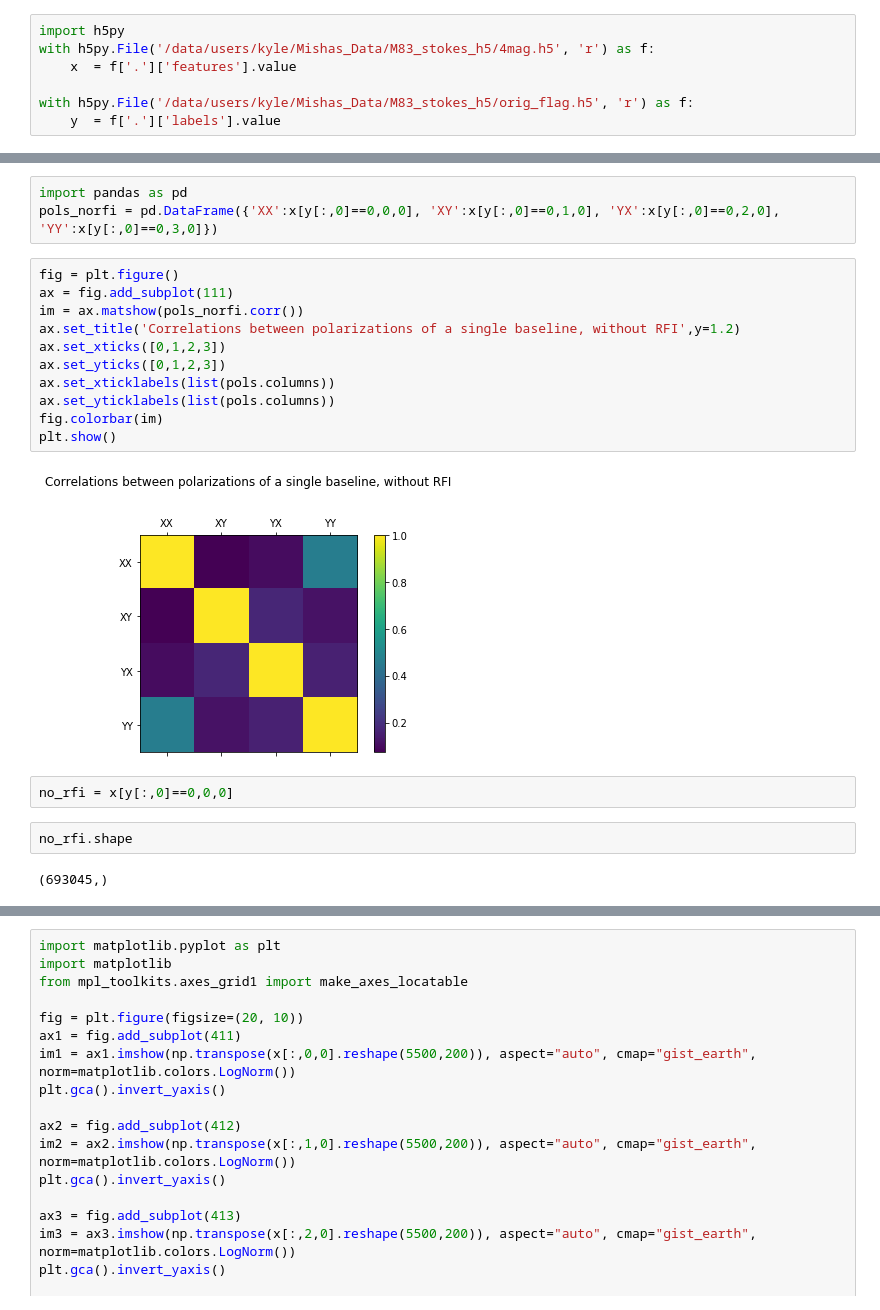
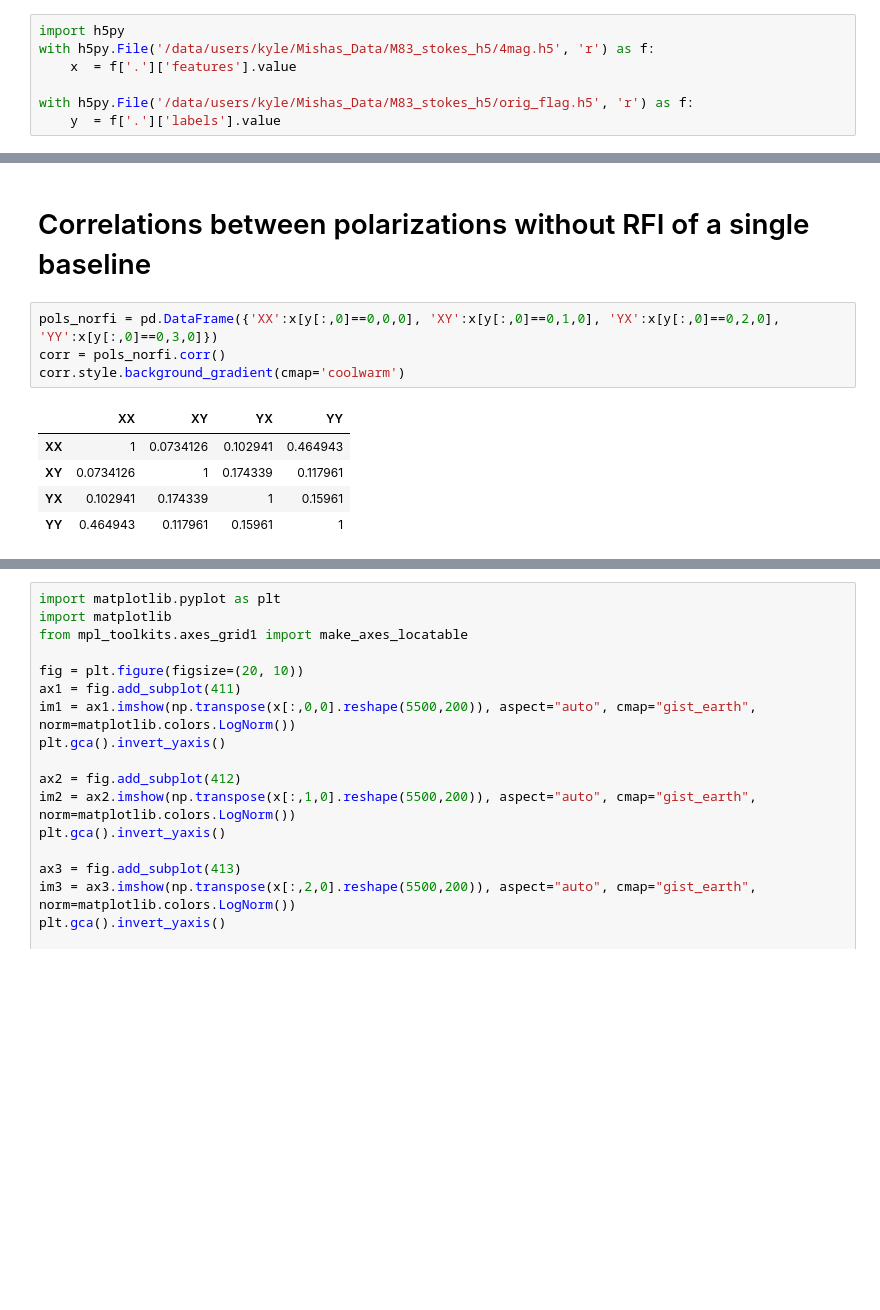
Before and after one commit to KyleHarrison/RFI-Flagging, a Jupyter notebook: Data Exploration/Pol_Correlations.ipynb, the cells around one changed output, grey strips where cells are left out. Drawn from its saved outputs; the diff is of its cells as text; blank space fills up the shorter version.

```diff
--- a/Data Exploration/Pol_Correlations.ipynb
+++ b/Data Exploration/Pol_Correlations.ipynb
@@ -28,22 +25,12 @@ plt.show()
+# %% [markdown]
+# Correlations between polarizations without RFI of a single baseline
 # %%
-import pandas as pd
 pols_norfi = pd.DataFrame({'XX':x[y[:,0]==0,0,0], 'XY':x[y[:,0]==0,1,0], 'YX':x[y[:,0]==0,2,0], 'YY':x[y[:,0]==0,3,0]})
+corr = pols_norfi.corr()
+corr.style.background_gradient(cmap='coolwarm')
+# %% [output]
+|  | XX | XY | YX | YY |
+| XX | 1 | 0.0734126 | 0.102941 | 0.464943 |
+| XY | 0.0734126 | 1 | 0.174339 | 0.117961 |
+| YX | 0.102941 | 0.174339 | 1 | 0.15961 |
+| YY | 0.464943 | 0.117961 | 0.15961 | 1 |
-# %%
-fig = plt.figure()
-ax = fig.add_subplot(111)
-im = ax.matshow(pols_norfi.corr())
-ax.set_title('Correlations between polarizations of a single baseline, without RFI',y=1.2)
-ax.set_xticks([0,1,2,3])
-ax.set_yticks([0,1,2,3])
-ax.set_xticklabels(list(pols.columns))
-ax.set_yticklabels(list(pols.columns))
-fig.colorbar(im)
-plt.show()
-# %% [output]
-[figure, removed]
-# %%
-no_rfi = x[y[:,0]==0,0,0]
-# %%
-no_rfi.shape
-# %% [output]
-(693045,)
```
Also changed, not shown: parts of 10 cells of this notebook.
